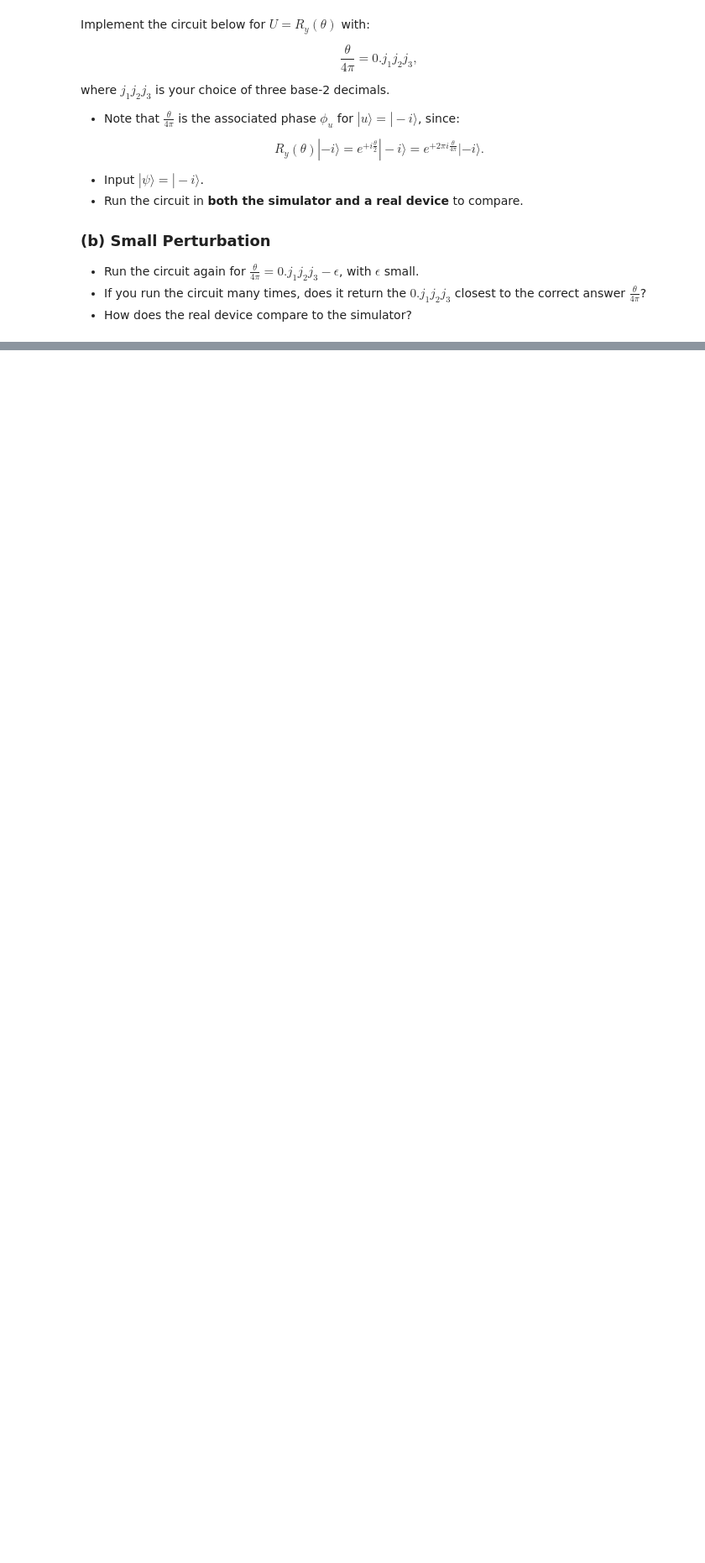
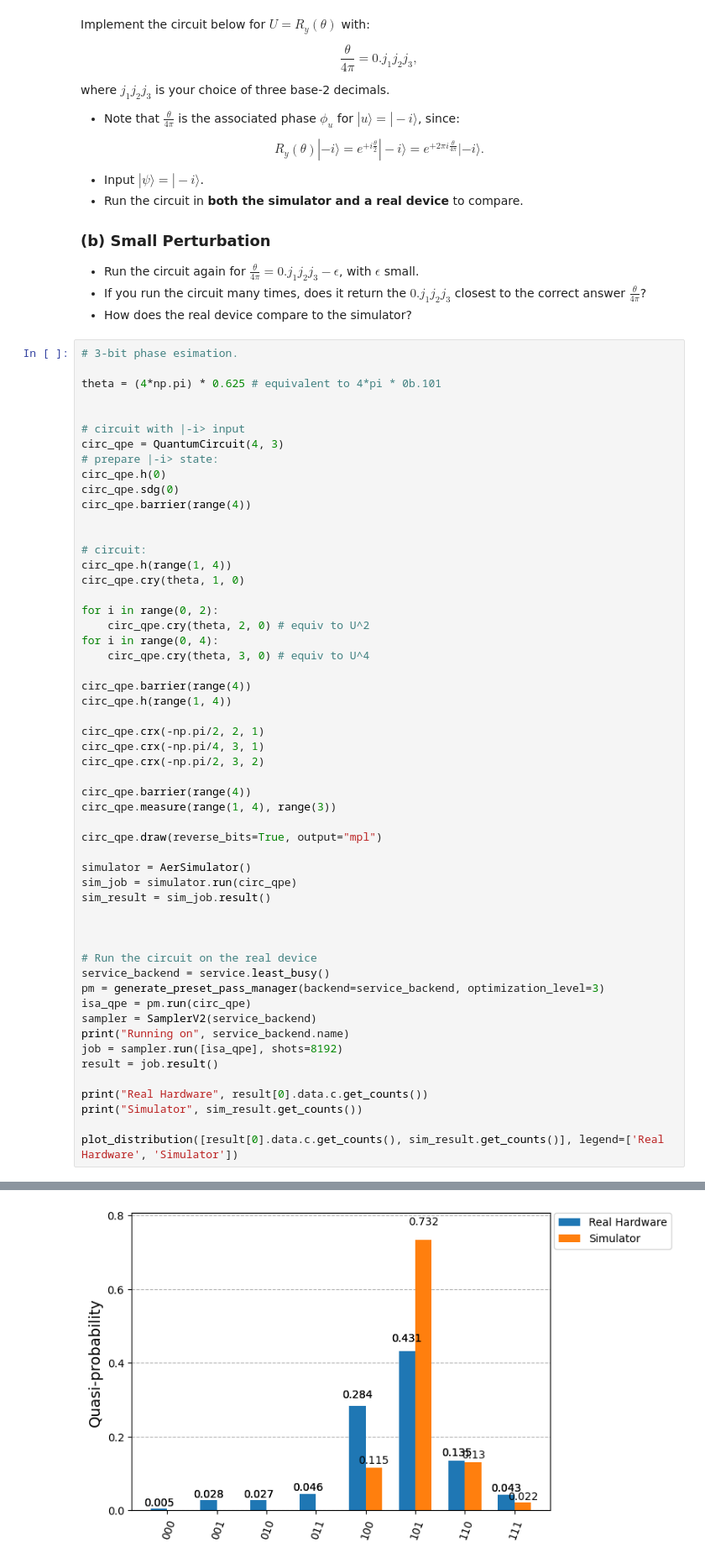
Before and after one commit to isaac-preyser/PHYS223, a Jupyter notebook: assignments/a5/a5.ipynb, the cells around one changed output, grey strips where cells are left out. Shown at 84% size. Cells and saved outputs as stored; diff of their text form; blank space fills up the shorter version.

```diff
--- a/assignments/a5/a5.ipynb
+++ b/assignments/a5/a5.ipynb
@@ -603,3 +623,58 @@ $$
 - Run the circuit again for $ \frac{\theta}{4\pi} = 0.j_1j_2j_3 - \epsilon $, with **$ \epsilon $** small.
 - If you run the circuit many times, does it return the **$ 0.j_1j_2j_3 $** closest to the correct answer **$ \frac{\theta}{4\pi} $**?
 - How does the real device compare to the simulator?
+# %%
+# 3-bit phase esimation.
+
+theta = (4*np.pi) * 0.625 # equivalent to 4*pi * 0b.101
+
+
+# circuit with |-i> input
+circ_qpe = QuantumCircuit(4, 3)
+# prepare |-i> state:
+circ_qpe.h(0)
+circ_qpe.sdg(0)
+circ_qpe.barrier(range(4))
+
+
+# circuit:
+circ_qpe.h(range(1, 4))
+circ_qpe.cry(theta, 1, 0)
+
+for i in range(0, 2):
+    circ_qpe.cry(theta, 2, 0) # equiv to U^2
+for i in range(0, 4):
+    circ_qpe.cry(theta, 3, 0) # equiv to U^4
+
+circ_qpe.barrier(range(4))
+circ_qpe.h(range(1, 4))
+
+circ_qpe.crx(-np.pi/2, 2, 1)
+circ_qpe.crx(-np.pi/4, 3, 1)
+circ_qpe.crx(-np.pi/2, 3, 2)
+
+circ_qpe.barrier(range(4))
+circ_qpe.measure(range(1, 4), range(3))
+
+circ_qpe.draw(reverse_bits=True, output="mpl")
+
+simulator = AerSimulator()
+sim_job = simulator.run(circ_qpe)
+sim_result = sim_job.result()
+
+
+
+# Run the circuit on the real device
+service_backend = service.least_busy()
+pm = generate_preset_pass_manager(backend=service_backend, optimization_level=3)
+isa_qpe = pm.run(circ_qpe)
+sampler = SamplerV2(service_backend)
+print("Running on", service_backend.name)
+job = sampler.run([isa_qpe], shots=8192)
+result = job.result()
+
+print("Real Hardware", result[0].data.c.get_counts())
+print("Simulator", sim_result.get_counts())
+
+plot_distribution([result[0].data.c.get_counts(), sim_result.get_counts()], legend=['Real Hardware', 'Simulator'])
+# %% [output]
@@ -605,0 +684 @@ $$
+[figure, added]
```
Also changed, not shown: parts of 5 cells of this notebook.
